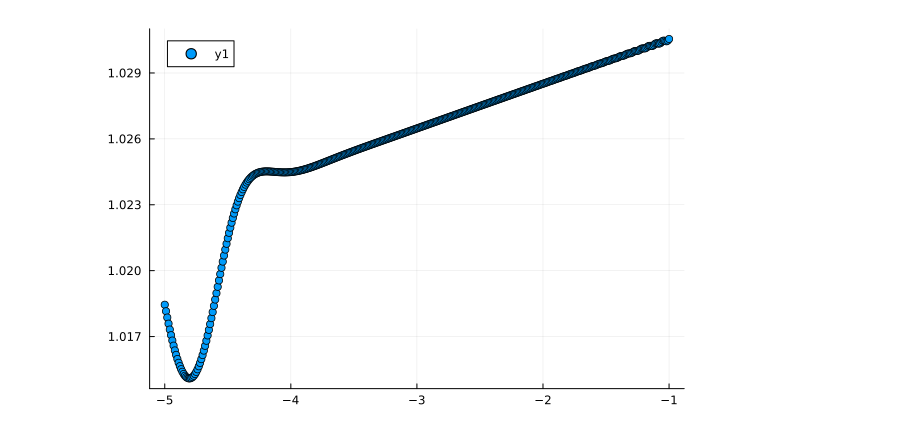
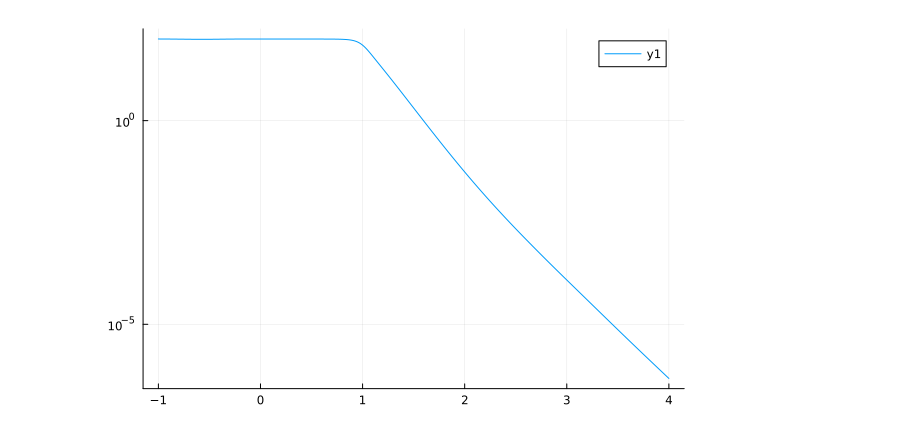
Before and after one commit to JanKozuszek/Reproducing-Dynamic-Holo, a Jupyter notebook: NewRun.ipynb, the cells around one changed output. Cells and saved outputs as stored; diff of their text form; code cells hidden in the pictures.

```diff
--- a/NewRun.ipynb
+++ b/NewRun.ipynb
@@ -134,4 +143,4 @@ scatter([x[1] for x in monitorfile],[x[end] for x in monitorfile])
 # %%
-scatter([x[1] for x in monitorfile],[x[2] for x in monitorfile])
+plot([x[1] for x in monitorfile],[abs(x[3]+x[4]) for x in monitorfile],yscale=:log10)
 # %% [output]
-[figure, old version]
+[figure, new version]
```
Also changed, not shown: parts of 16 cells of this notebook, 2 other files.
